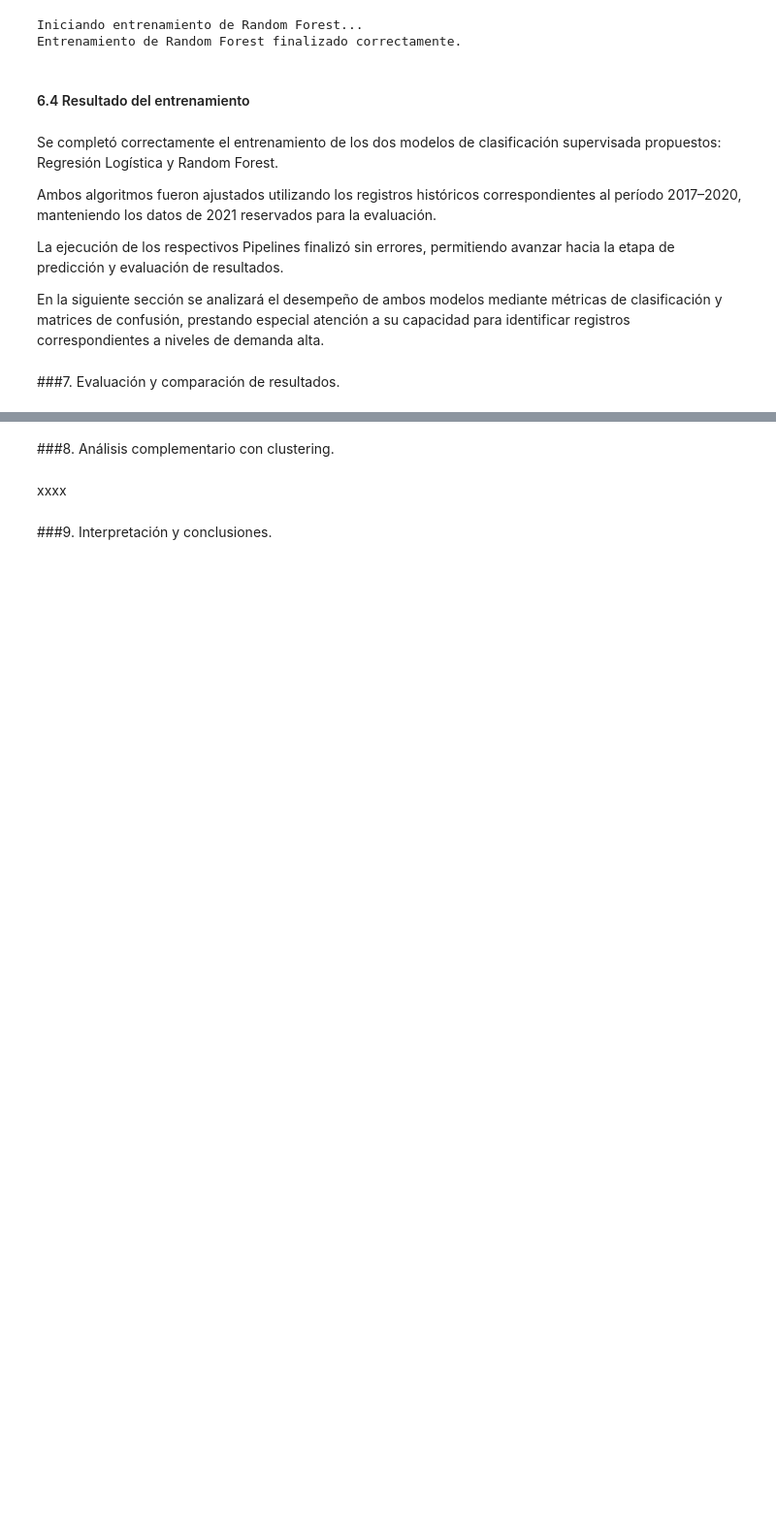
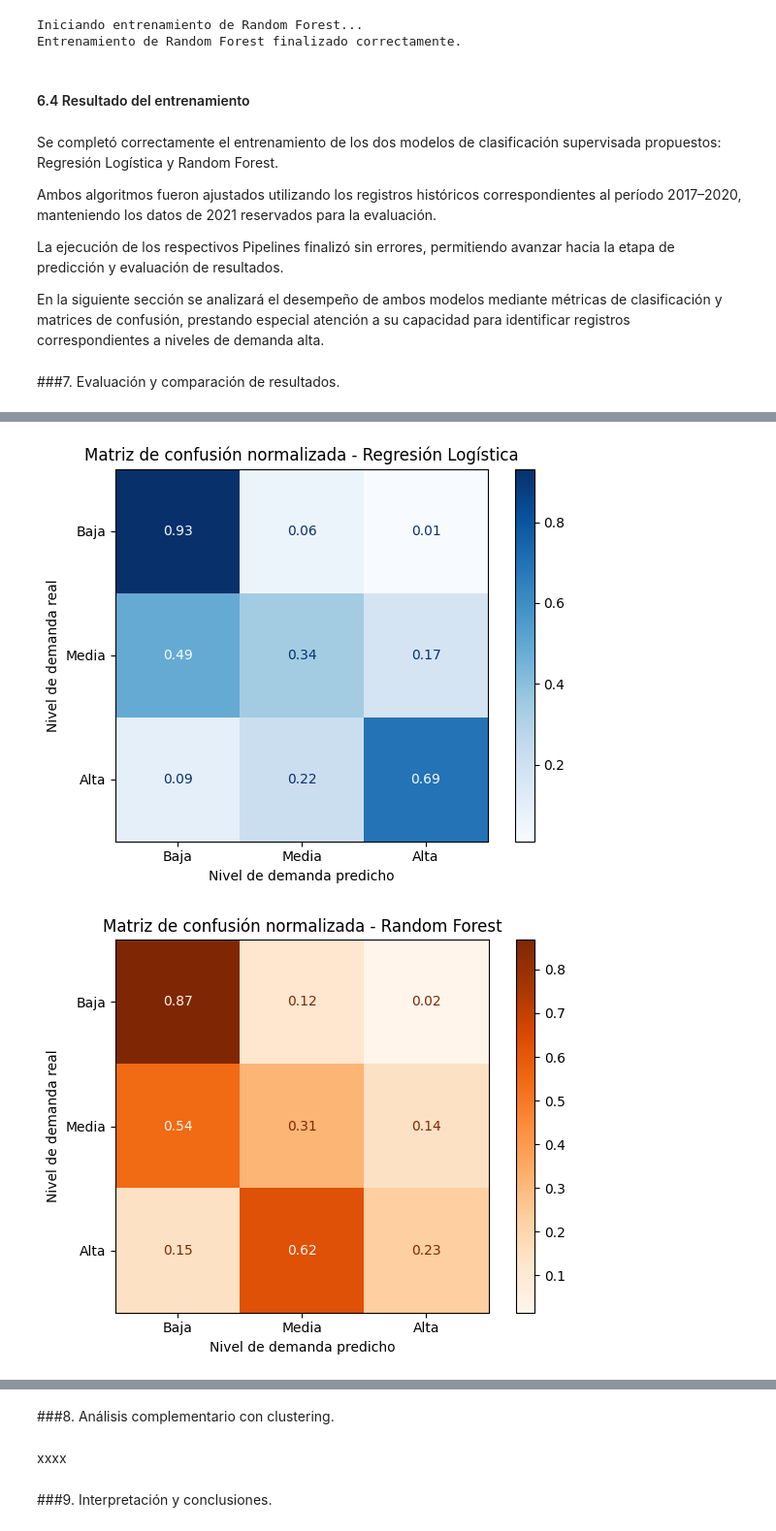
Before and after one commit to ChronosXV/Metodologia_grupo2, a Jupyter notebook: Metodologia_1_Grupo_2_Modelado_ML.ipynb, the cells around one changed output, grey strips where cells are left out. Shown at 97% size. Saved outputs shown, nothing was run; the diff lists cells and outputs as text; code cells hidden in the pictures; blank space fills up the shorter version.

```diff
--- a/Metodologia_1_Grupo_2_Modelado_ML.ipynb
+++ b/Metodologia_1_Grupo_2_Modelado_ML.ipynb
@@ -703,0 +1021,28 @@ xxxx
+# %%
+# Matrices de confusión normalizadas por categoría real
+
+for nombre, predicciones, colores in [
+    ("Regresión Logística", y_pred_logistica, "Blues"),
+    ("Random Forest", y_pred_rf, "Oranges")
+]:
+    matriz_normalizada = confusion_matrix(
+        y_test,
+        predicciones,
+        labels=orden_niveles,
+        normalize="true"
+    )
+
+    disp = ConfusionMatrixDisplay(
+        confusion_matrix=matriz_normalizada,
+        display_labels=orden_niveles
+    )
+
+    disp.plot(cmap=colores, values_format=".2f")
+    plt.title(f"Matriz de confusión normalizada - {nombre}")
+    plt.xlabel("Nivel de demanda predicho")
+    plt.ylabel("Nivel de demanda real")
+    plt.tight_layout()
+    plt.show()
+# %% [output]
+[figure, added]
+[figure, added]
```
Also changed, not shown: parts of 20 cells of this notebook.
